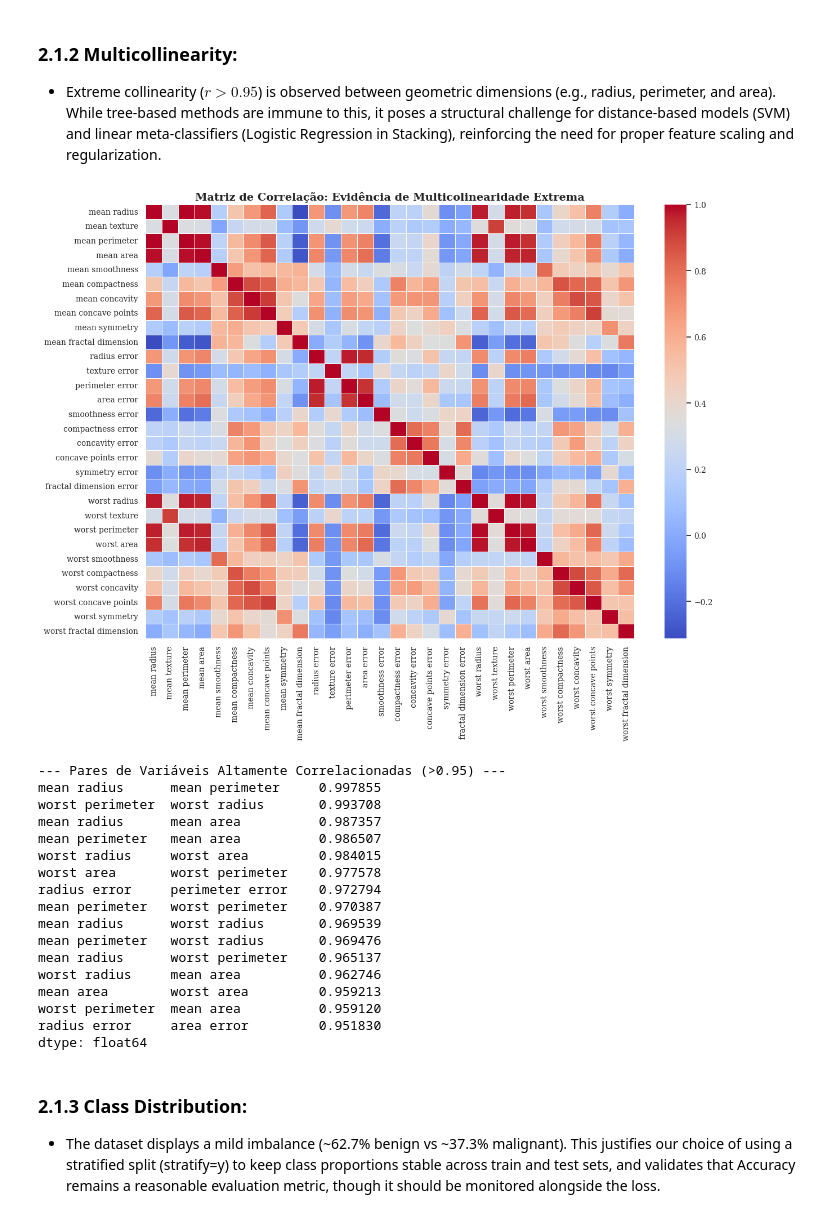
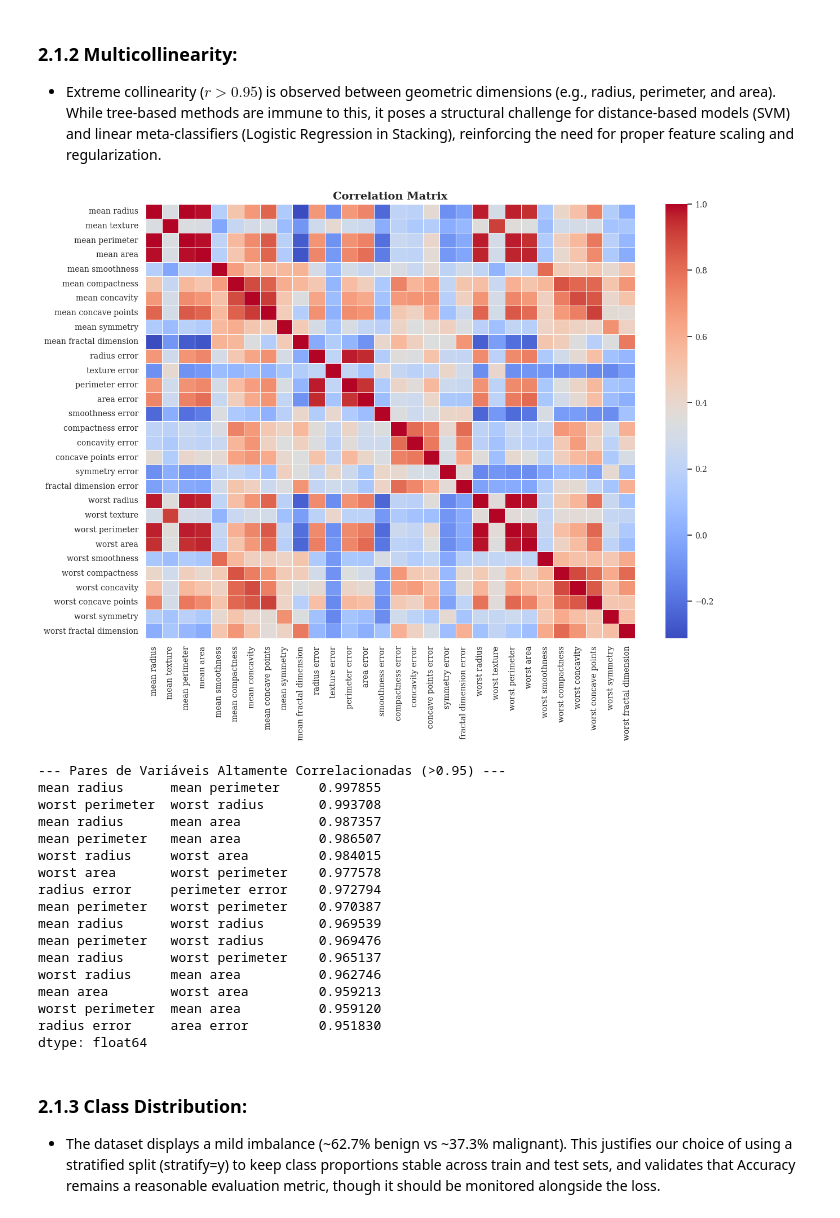
Before and after one commit to Mathis1311/Machine-Learning-project, a Jupyter notebook: project copy.ipynb, the cells around one changed output. Saved outputs shown, nothing was run; the diff lists cells and outputs as text; code cells hidden in the pictures.

```diff
--- a/project copy.ipynb
+++ b/project copy.ipynb
@@ -117,22 +117,22 @@ plt.show()
 ### 2.1.2 Multicollinearity:
 - Extreme collinearity ($r > 0.95$) is observed between geometric dimensions (e.g., radius, perimeter, and area). While tree-based methods are immune to this, it poses a structural challenge for distance-based models (SVM) and linear meta-classifiers (Logistic Regression in Stacking), reinforcing the need for proper feature scaling and regularization.
 # %%
-# Calcular a matriz de correlação de Pearson
+# Calculate Pearson Correlation Matrix
 corr_matrix = df.iloc[:, :-1].corr()
 
 # Desenhar o Heatmap para o relatório
 plt.figure(figsize=(14, 10))
 sns.heatmap(corr_matrix, cmap="coolwarm", annot=False, fmt=".2f", linewidths=0.5)
-plt.title("Matriz de Correlação: Evidência de Multicolinearidade Extrema", fontsize=14, fontweight='bold')
+plt.title("Correlation Matrix", fontsize=14, fontweight='bold')
 plt.show()
 
 # Encontrar pares com correlação superior a 0.95 (Redundância Pura)
 high_corr = corr_matrix.abs().unstack().sort_values(ascending=False)
 high_corr = high_corr[(high_corr > 0.95) & (high_corr < 1.0)].drop_duplicates()
 print("\n--- Pares de Variáveis Altamente Correlacionadas (>0.95) ---")
 print(high_corr)
 # %% [output]
-[figure, old version]
+[figure, new version]
 --- Pares de Variáveis Altamente Correlacionadas (>0.95) ---
 mean radius      mean perimeter     0.997855
 worst perimeter  worst radius       0.993708
```
Also changed, not shown: parts of 19 cells of this notebook.
